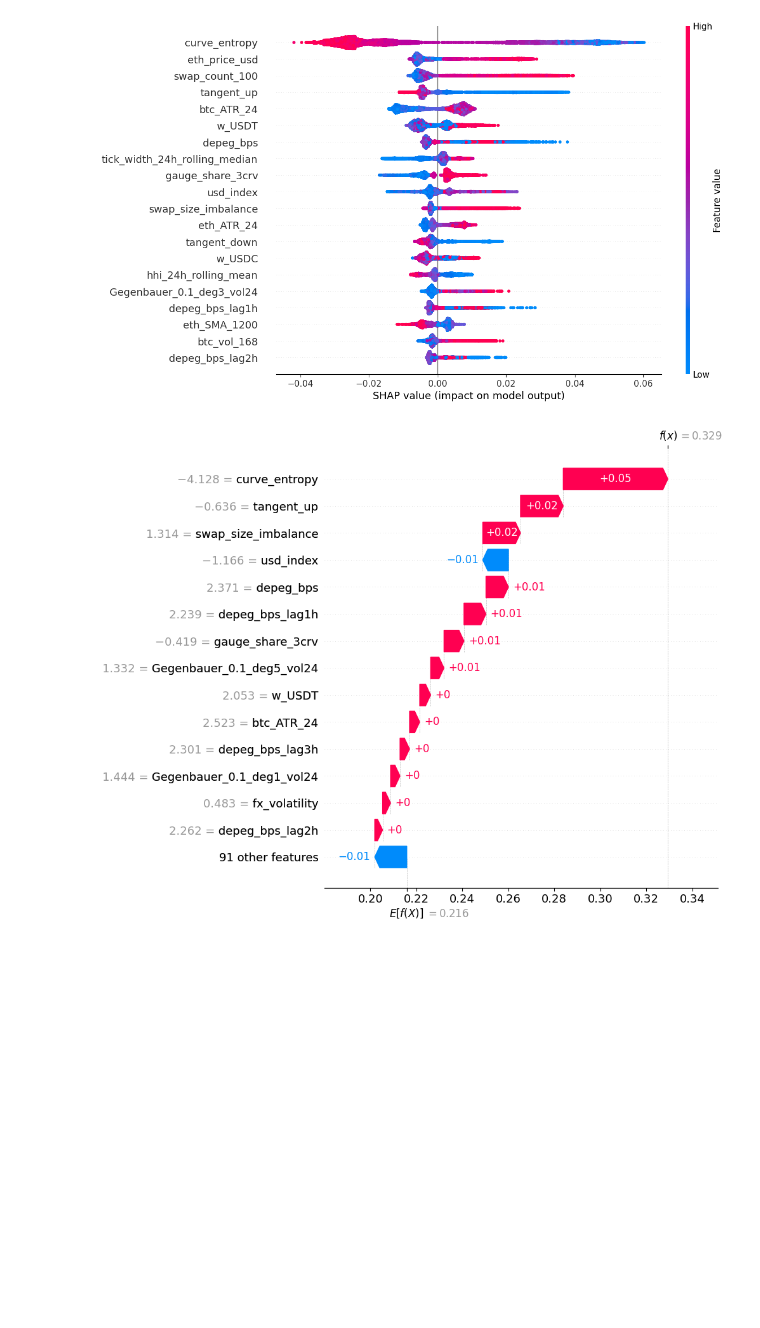
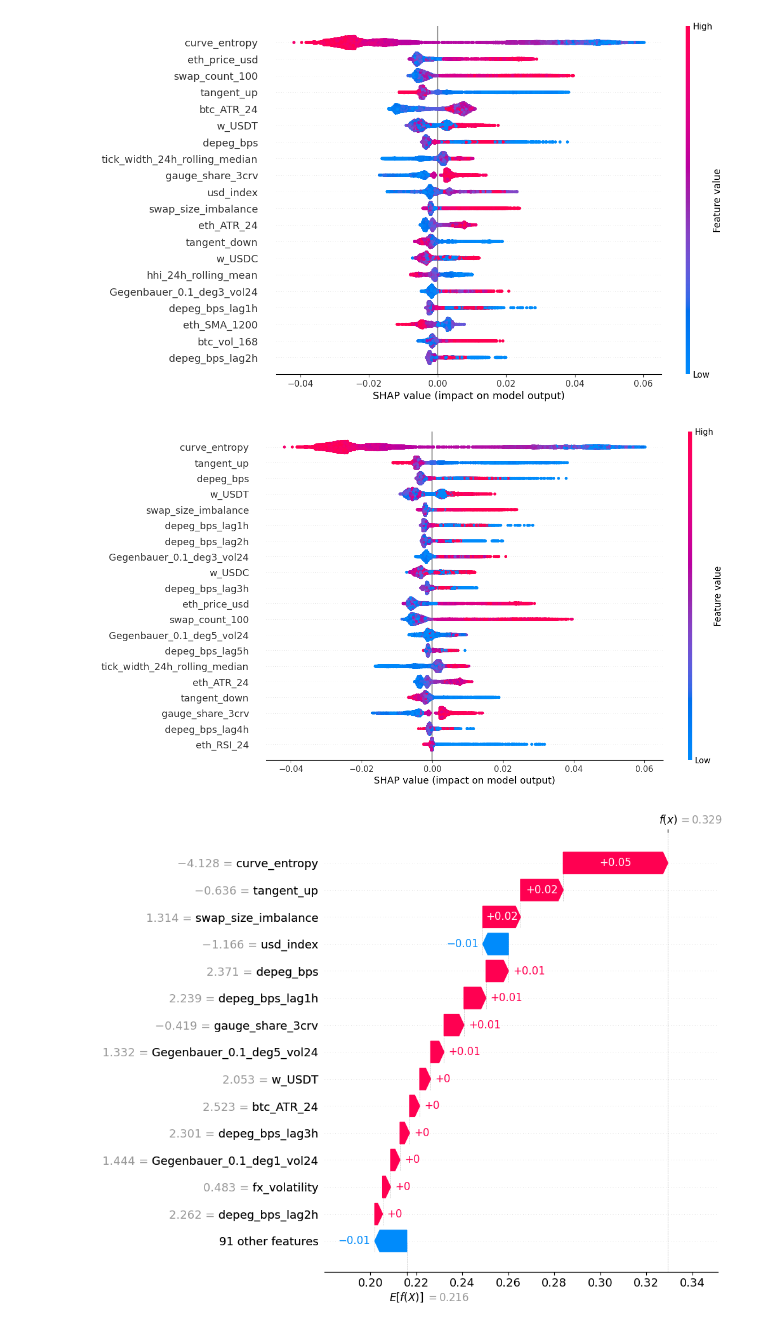
Before and after one commit to QuantLet/onchain-insights, a Jupyter notebook: 8. Early-Warning Model/SHAP_details.ipynb, the cells around one changed output. Cells and saved outputs as stored; diff of their text form; code cells hidden in the pictures; blank space fills up the shorter version.

```diff
--- a/8. Early-Warning Model/SHAP_details.ipynb
+++ b/8. Early-Warning Model/SHAP_details.ipynb
@@ -190,6 +191,11 @@ shap.plots.beeswarm(sv[:,:,1], max_display=20, group_remaining_features=False, o
 plt.savefig("shap_beeswarm.png", dpi=300, bbox_inches="tight", transparent=True)
 # %% [output]
 [figure]
+# %%
+shap.plots.beeswarm(sv[:,:,1], max_display=20, group_remaining_features=False, order=np.argsort(sv[:,:,1].values[(y_pred_proba >= thresh)].mean(0))[::-1], plot_size=(12,8), show = False)
+plt.savefig("shap_beeswarm_net_positive.png", dpi=300, bbox_inches="tight", transparent=True)
+# %% [output]
+[figure, added]
 # %%
 plt.figure(figsize=(8, 6))
 shap.plots.waterfall(sv[9074, :, 1], max_display=15, show=False)
```
Also changed, not shown: parts of 5 cells of this notebook, 3 other files.
